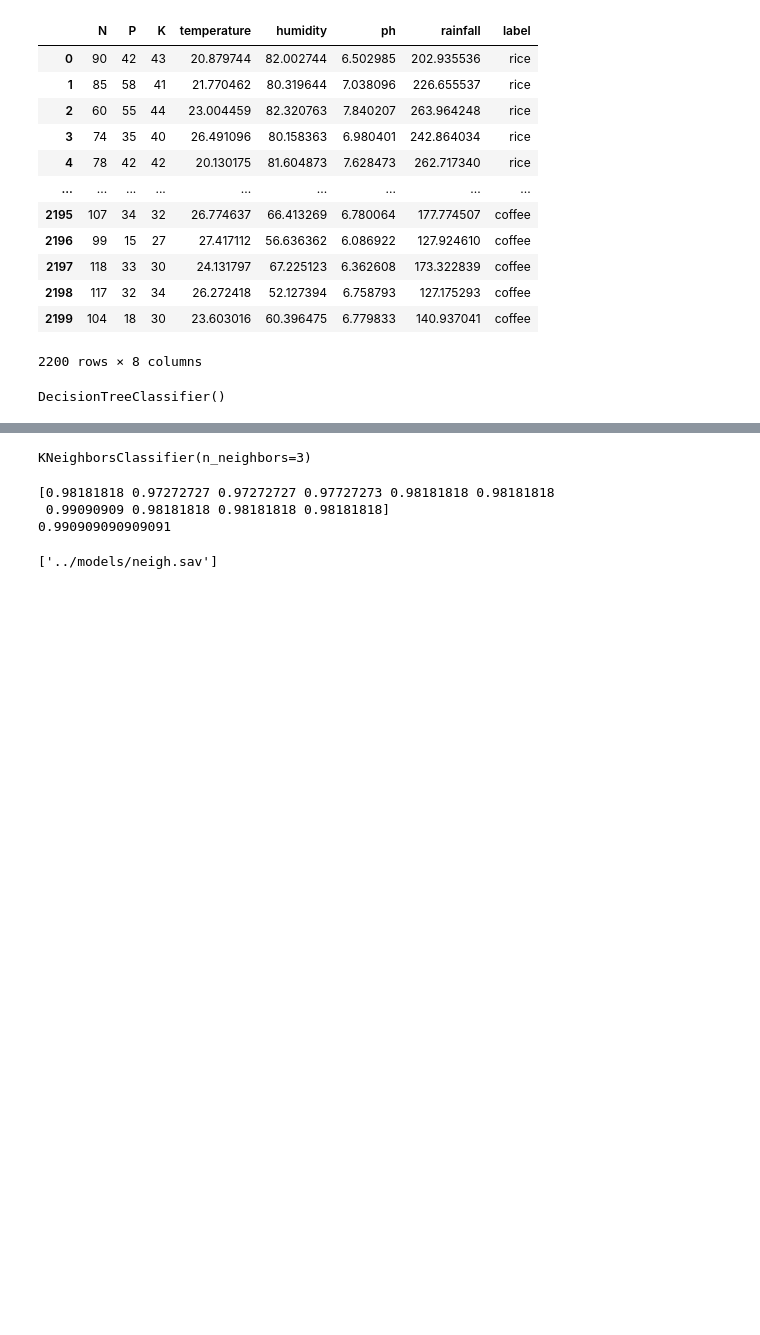
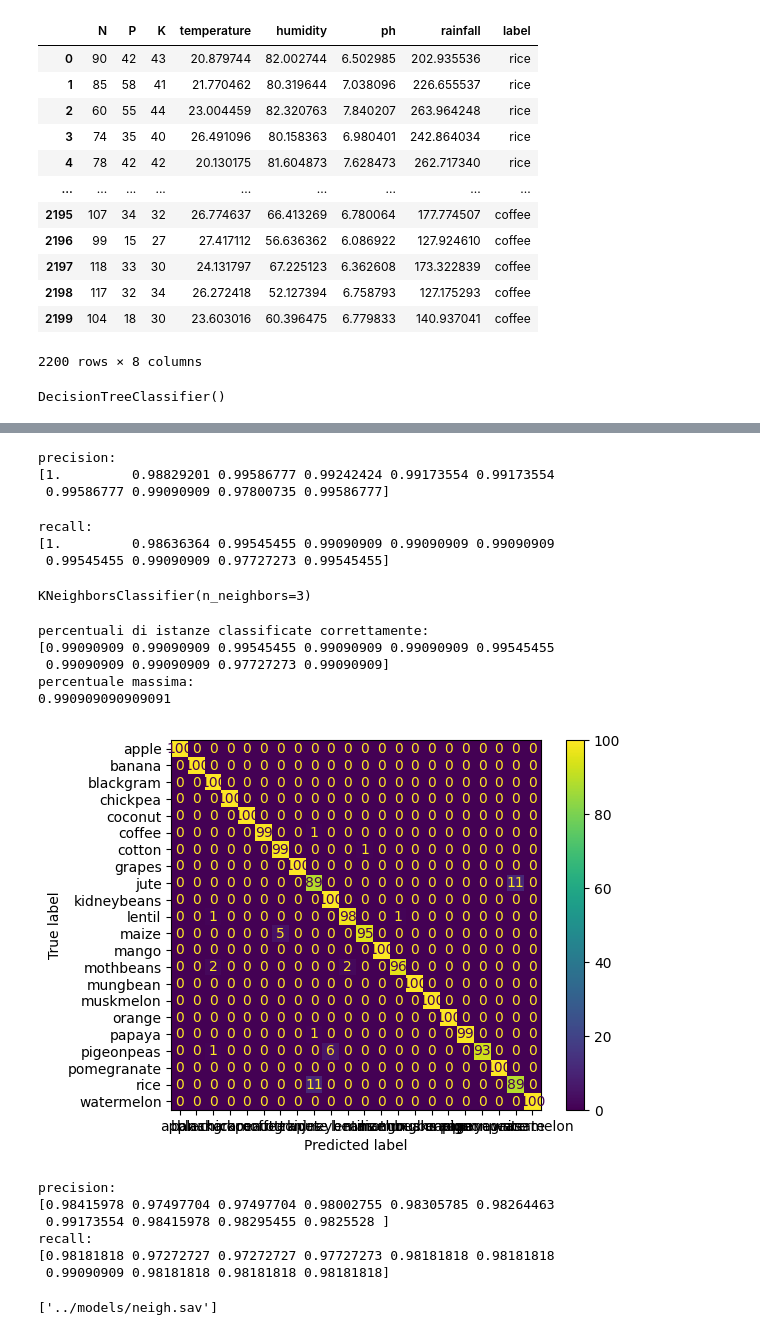
Before and after one commit to MatteoInglese/ICON---2021-2022, a Jupyter notebook: src/classifiers.ipynb, the cells around one changed output, grey strips where cells are left out. Drawn from its saved outputs; the diff is of its cells as text; code cells hidden in the pictures; blank space fills up the shorter version.

```diff
--- a/src/classifiers.ipynb
+++ b/src/classifiers.ipynb
@@ -139,3 +156,22 @@ print(max(dt_score))
+# %%
+from sklearn.model_selection import cross_validate
+from sklearn.metrics import recall_score
+scoring = ['precision_macro', 'recall_macro']
+scores = cross_validate(dt, x, y, scoring=scoring, cv=10)
+sorted(scores.keys())
+print("precision:")
+print(scores['test_precision_macro'])
+# %% [output]
+precision:
+[1.         0.98829201 0.99586777 0.99242424 0.99173554 0.99173554
+ 0.99586777 0.99090909 0.97800735 0.99586777]
+# %%
+print("recall:")
+print(scores['test_recall_macro'])
+# %% [output]
+recall:
+[1.         0.98636364 0.99545455 0.99090909 0.99090909 0.99090909
+ 0.99545455 0.99090909 0.97727273 0.99545455]
 # %%
 #CREO IL MODELLO CON K-NEAREST NEIGHBOUR
 # %%
@@ -147,16 +183,43 @@ KNeighborsClassifier(n_neighbors=3)
 # %%
 #MOSTRO I RISULTATI DELLA 10-FOLD CROSS VALIDATION
 # %%
-cross_val_predict(neigh, x, y, cv=10)
+Knnpred = cross_val_predict(neigh, x, y, cv=10)
 
 neigh_score = cross_val_score(neigh, x, y, cv=10)
 
-print(neigh_score)
+print("percentuali di istanze classificate correttamente:")
+print(dt_score)
+print("percentuale massima:")
 print(max(neigh_score))
 # %% [output]
-[0.98181818 0.97272727 0.97272727 0.97727273 0.98181818 0.98181818
- 0.99090909 0.98181818 0.98181818 0.98181818]
+percentuali di istanze classificate correttamente:
+[0.99090909 0.99090909 0.99545455 0.99090909 0.99090909 0.99545455
+ 0.99090909 0.99090909 0.97727273 0.99090909]
+percentuale massima:
 0.990909090909091
+# %%
+SVC(random_state=0)
+cm = confusion_matrix(y, Knnpred, labels=neigh.classes_)
+disp = ConfusionMatrixDisplay(confusion_matrix=cm, display_labels=neigh.classes_)
+disp.plot()
+plt.show()
+# %% [output]
+[figure, added]
+# %%
+scoring = ['precision_macro', 'recall_macro']
+scores = cross_validate(neigh, x, y, scoring=scoring, cv=10)
+sorted(scores.keys())
+print("precision:")
+print(scores['test_precision_macro'])
+print("recall:")
+print(scores['test_recall_macro'])
+# %% [output]
+precision:
+[0.98415978 0.97497704 0.97497704 0.98002755 0.98305785 0.98264463
+ 0.99173554 0.98415978 0.98295455 0.9825528 ]
+recall:
+[0.98181818 0.97272727 0.97272727 0.97727273 0.98181818 0.98181818
+ 0.99090909 0.98181818 0.98181818 0.98181818]
 # %%
 #SALVO I MODELLI
 # %%
```
Also changed, not shown: parts of 9 cells of this notebook, 2 other files.
